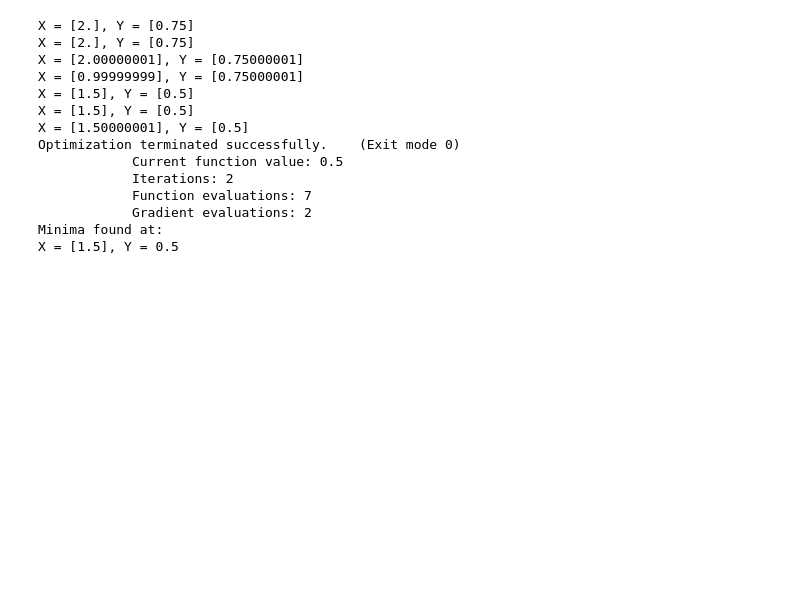
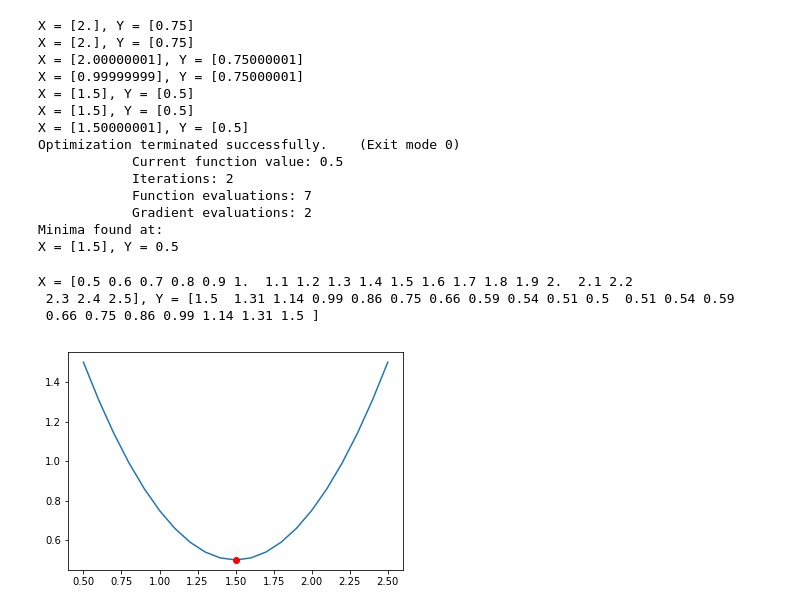
Before and after one commit to kairosart/Machine-Learning-for-Trading, a Jupyter notebook: Untitled.ipynb, the cells around one changed output. Drawn from its saved outputs; the diff is of its cells as text; code cells hidden in the pictures; blank space fills up the shorter version.

```diff
--- a/Untitled.ipynb
+++ b/Untitled.ipynb
@@ -790,6 +790,12 @@ X = [1.5], Y = 0.5
 # %%
 # Plot funcion values, mark minima
 Xplot = np.linspace(0.5, 2.5, 21)
 Yplot = f(Xplot)
 plt.plot(Xplot, Yplot)
-plt.plot(min_result)
+plt.plot(min_result.x, min_result.fun, "ro")
+plt.show()
+# %% [output]
+X = [0.5 0.6 0.7 0.8 0.9 1.  1.1 1.2 1.3 1.4 1.5 1.6 1.7 1.8 1.9 2.  2.1 2.2
+ 2.3 2.4 2.5], Y = [1.5  1.31 1.14 0.99 0.86 0.75 0.66 0.59 0.54 0.51 0.5  0.51 0.54 0.59
+ 0.66 0.75 0.86 0.99 1.14 1.31 1.5 ]
+[figure, added]
```
Also changed, not shown: parts of 2 cells of this notebook.
